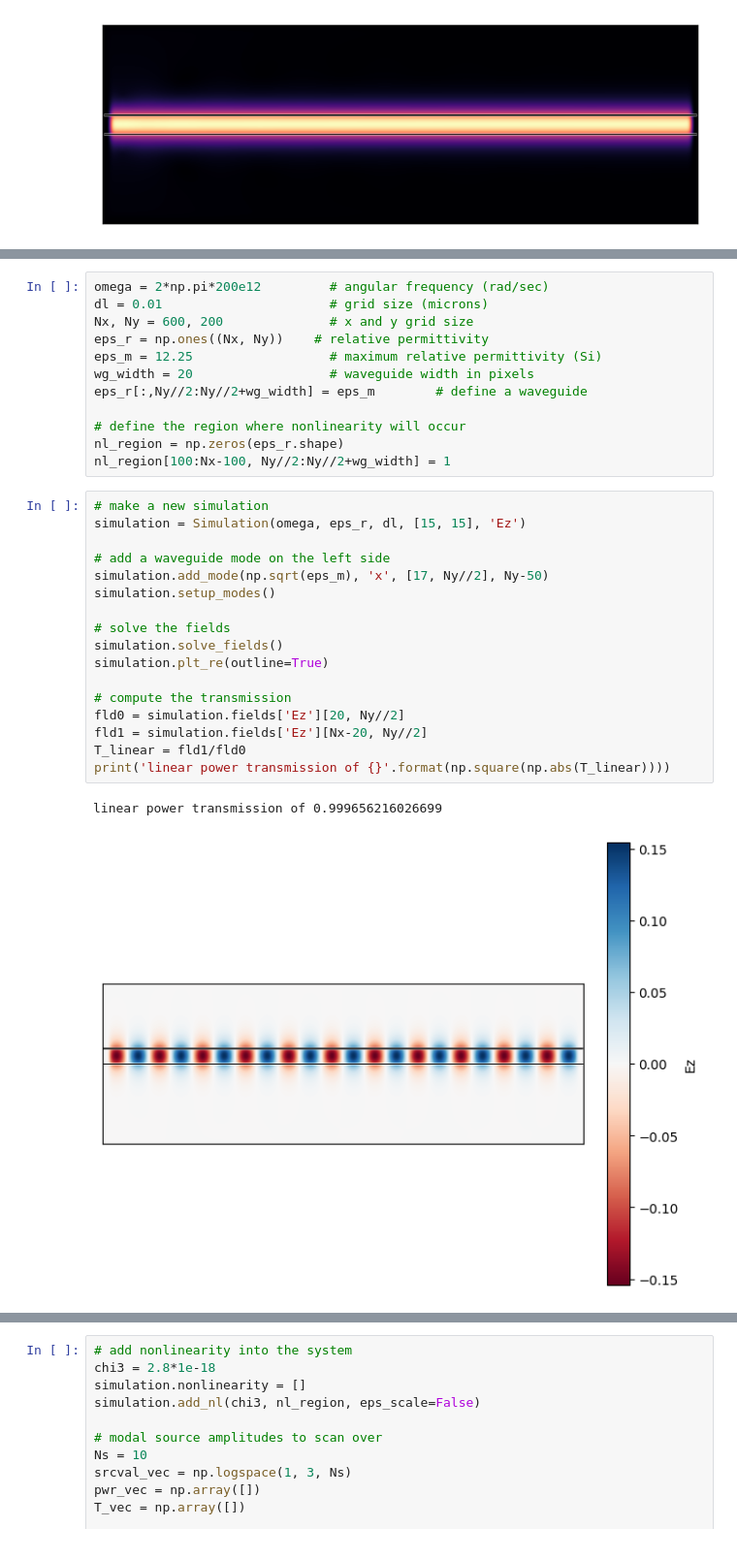
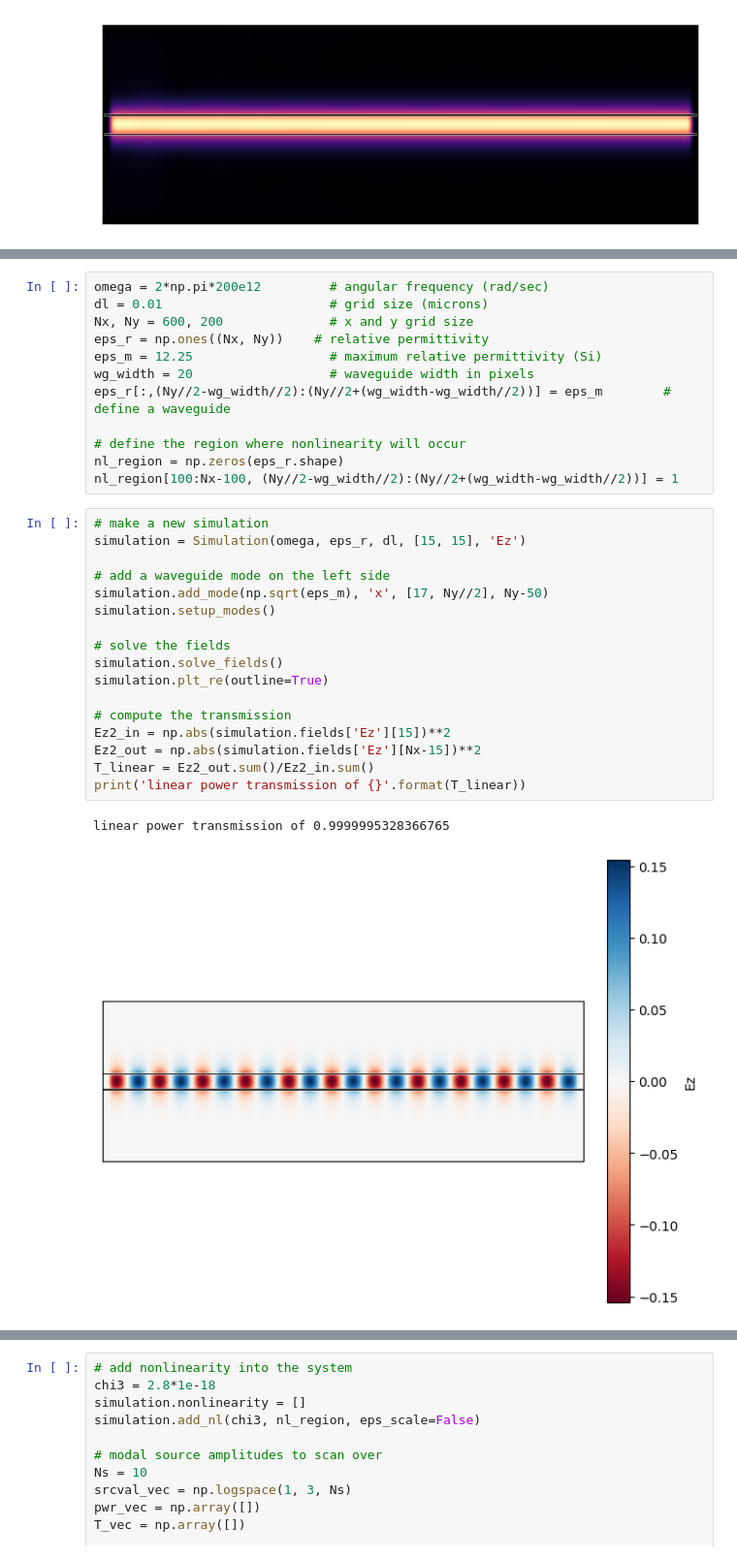
Before and after one commit to Loli-Eternally/2D-diffraction, a Jupyter notebook: Notebook/Testing.ipynb, the cells around one changed output, grey strips where cells are left out. Shown at 97% size. Drawn from its saved outputs; the diff is of its cells as text.

Commit message:
Linear & Nonlinear testing.

```diff
--- a/Notebook/Testing.ipynb
+++ b/Notebook/Testing.ipynb
@@ -58,28 +58,28 @@ Nx, Ny = 600, 200              # x and y grid size
 eps_r = np.ones((Nx, Ny))    # relative permittivity
 eps_m = 12.25                  # maximum relative permittivity (Si)
 wg_width = 20                  # waveguide width in pixels
-eps_r[:,Ny//2:Ny//2+wg_width] = eps_m        # define a waveguide
+eps_r[:,(Ny//2-wg_width//2):(Ny//2+(wg_width-wg_width//2))] = eps_m        # define a waveguide
 
 # define the region where nonlinearity will occur
 nl_region = np.zeros(eps_r.shape)
-nl_region[100:Nx-100, Ny//2:Ny//2+wg_width] = 1
+nl_region[100:Nx-100, (Ny//2-wg_width//2):(Ny//2+(wg_width-wg_width//2))] = 1
 # %%
 # make a new simulation
 simulation = Simulation(omega, eps_r, dl, [15, 15], 'Ez')
 
 # add a waveguide mode on the left side
 simulation.add_mode(np.sqrt(eps_m), 'x', [17, Ny//2], Ny-50)
 simulation.setup_modes()
 
 # solve the fields
 simulation.solve_fields()
 simulation.plt_re(outline=True)
 
 # compute the transmission
-fld0 = simulation.fields['Ez'][20, Ny//2]
-fld1 = simulation.fields['Ez'][Nx-20, Ny//2]
-T_linear = fld1/fld0
-print('linear power transmission of {}'.format(np.square(np.abs(T_linear))))
+Ez2_in = np.abs(simulation.fields['Ez'][15])**2
+Ez2_out = np.abs(simulation.fields['Ez'][Nx-15])**2
+T_linear = Ez2_out.sum()/Ez2_in.sum()
+print('linear power transmission of {}'.format(T_linear))
 # %% [output]
-linear power transmission of 0.999656216026699
+linear power transmission of 0.9999995328366765
-[figure, old version]
+[figure, new version]
```
Also changed, not shown: parts of 1 cell of this notebook.
